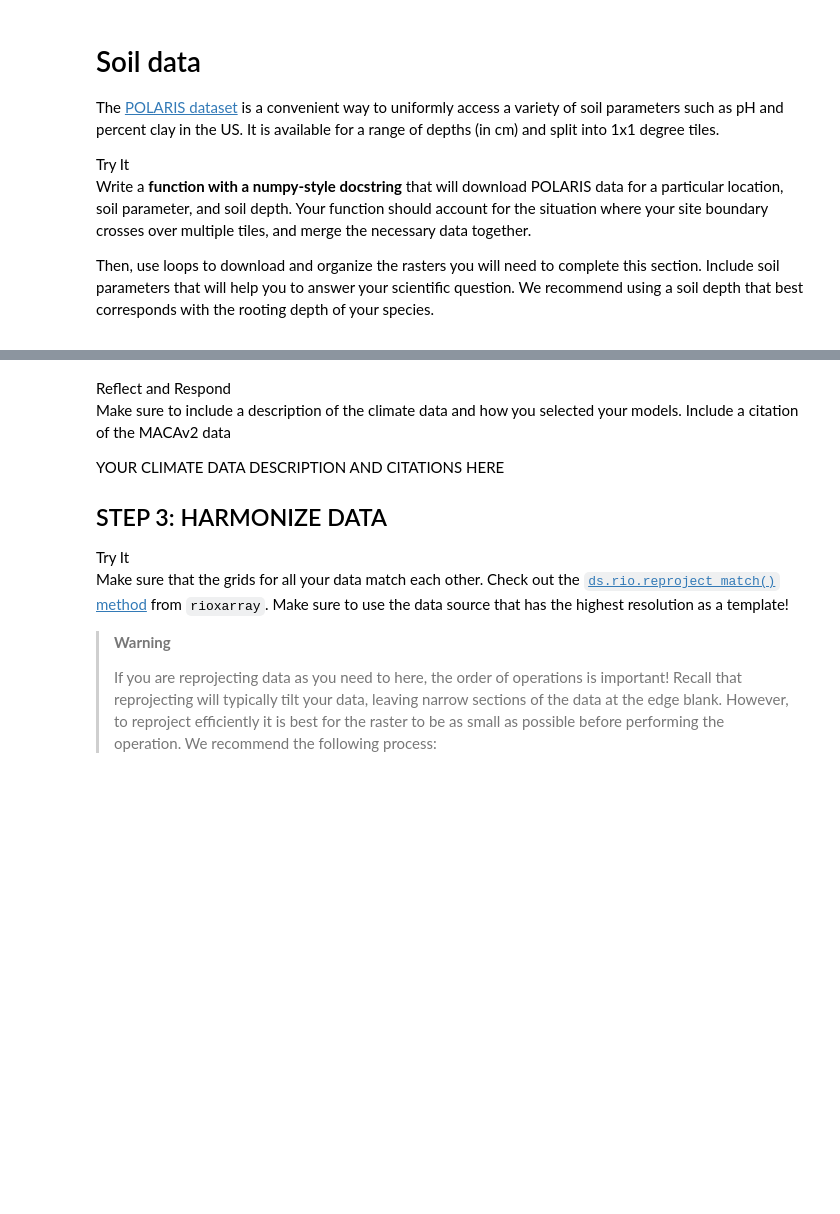
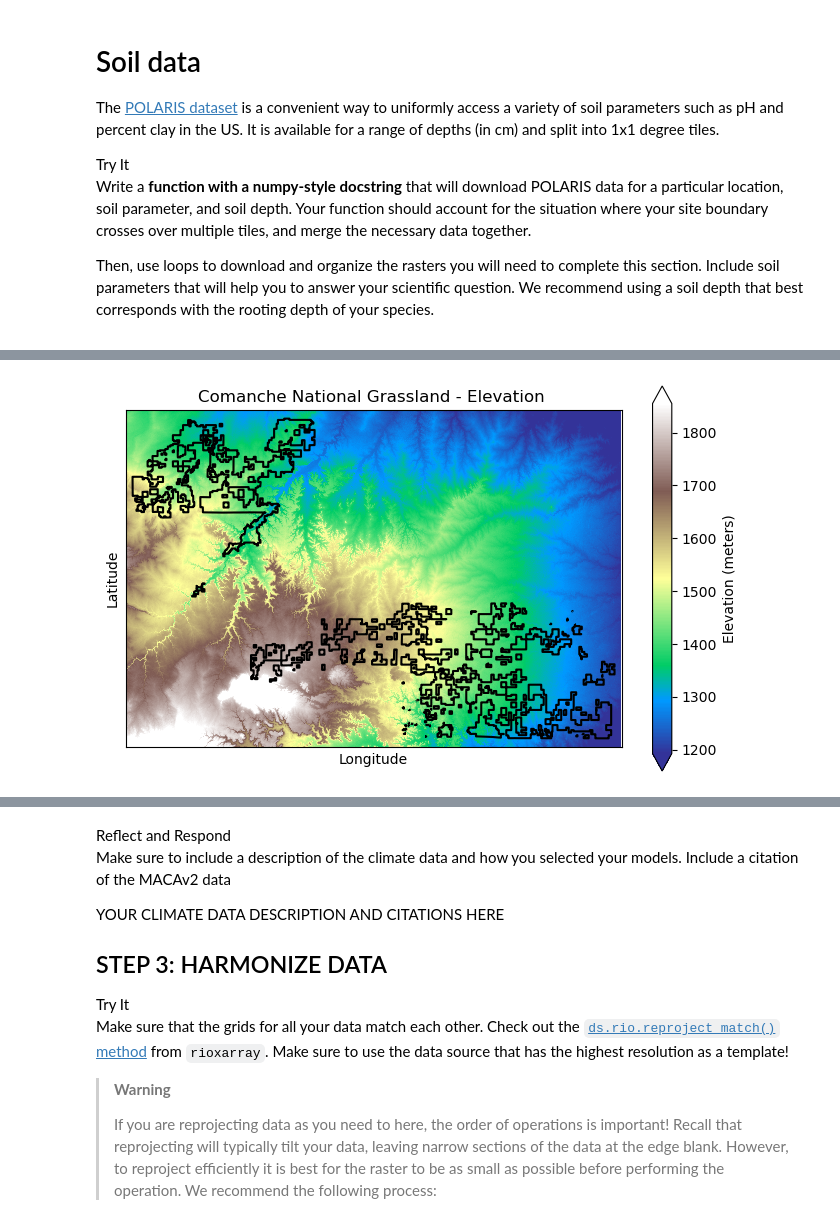
Before and after one commit to earthlab-education/habitat-suitability-brglea, a Jupyter notebook: notebooks/climate.ipynb, the cells around one changed output, grey strips where cells are left out. Drawn from its saved outputs; the diff is of its cells as text; code cells hidden in the pictures; blank space fills up the shorter version.

```diff
--- a/notebooks/climate.ipynb
+++ b/notebooks/climate.ipynb
@@ -829,0 +1183,17 @@ to answer your scientific question.</p></div></div>
+# %%
+# Group SRTM files by coordinates Part 2 of 2
+# Test the group_files_by_bounds function
+
+# Use SRTM files defined in last cell
+
+# Define the bounds for each grassland (min_lat, max_lat, min_lon, max_lon)
+grasslands_bounds = {
+    'Comanche National Grassland': (35, 37, -106, -103),
+    'Pawnee National Grassland': (39, 41, -106, -104)
+}
+
+# Group the files by grassland based on the coordinates
+grouped_srtm_files = group_files_by_bounds(srtm_files, grasslands_bounds)
+
+# Check the grouped files
+grouped_srtm_files
@@ -829,0 +1307,27 @@ to answer your scientific question.</p></div></div>
+# %%
+# Plot the processed raster on Comanche National Grassland
+
+# Set the figure size (width, height in inches)
+plt.figure(figsize=(8, 5))
+
+srtm_da_results[0].plot(
+    cbar_kwargs={"label": "Elevation (meters)"},
+    robust=True,
+    cmap='terrain',
+)
+# Overlay the boundary of the same study area
+comanche_grassland_gdf.boundary.plot(ax=plt.gca(),
+    color='black').set(
+        title='Comanche National Grassland - Elevation ',
+        xlabel='Longitude',
+        ylabel='Latitude',
+        xticks=[],
+        yticks=[]
+    )
+
+# Save the figure
+plt.savefig("srtm_comanche_plot.png", dpi=300)
+# Display the figure
+plt.show()
+# %% [output]
+[figure, added]
```
Also changed, not shown: parts of 34 cells of this notebook, 8 other files.
